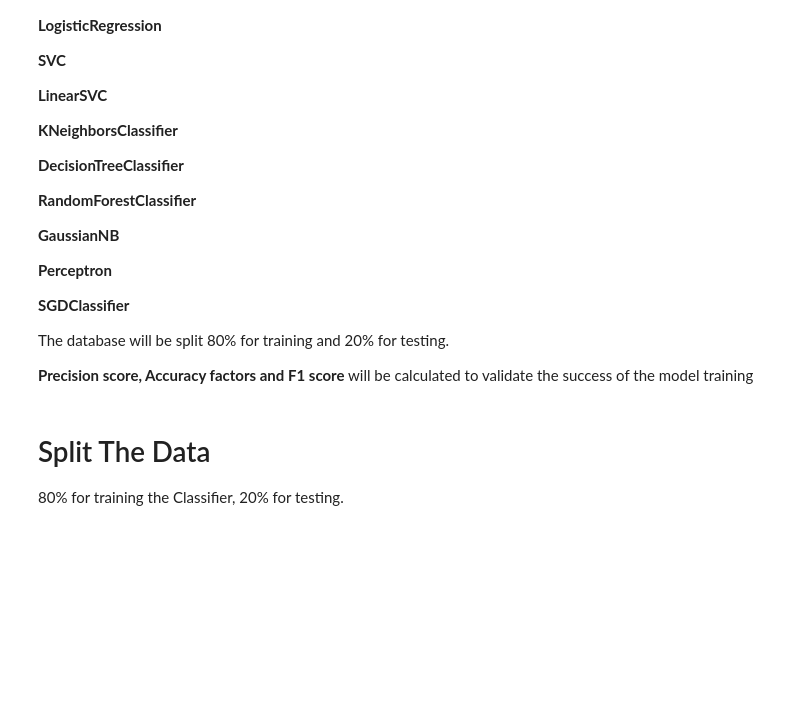
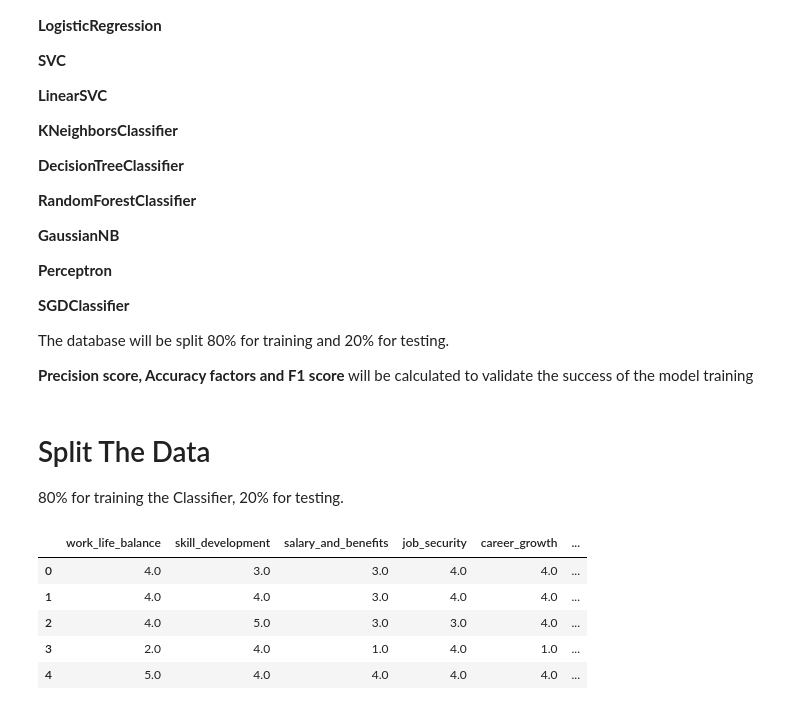
Before and after one commit to TEcjddns/UChicago_AIML_Project, a Jupyter notebook: EmployeeHappiness.ipynb, the cells around one changed output. Cells and saved outputs as stored; diff of their text form; code cells hidden in the pictures; blank space fills up the shorter version.

```diff
--- a/EmployeeHappiness.ipynb
+++ b/EmployeeHappiness.ipynb
@@ -869,3 +912,22 @@ from sklearn.metrics import accuracy_score, f1_score
 # df1 the data with the features
 # df2 the factor to be predicted
 #X_train, X_test, y_train, y_test = train_test_split(df1, df2, test_size=0.2, random_state=0)
+# %%
+feature_columns = [
+    "work_life_balance",
+    "skill_development",
+    "salary_and_benefits",
+    "job_security",
+    "career_growth",
+    "work_satisfaction",
+]
+
+df1 = df[feature_columns]
+df1.head()
+# %% [output]
+|  | work_life_balance | skill_development | salary_and_benefits | job_security | career_growth | ... |
+| 0 | 4.0 | 3.0 | 3.0 | 4.0 | 4.0 | ... |
+| 1 | 4.0 | 4.0 | 3.0 | 4.0 | 4.0 | ... |
+| 2 | 4.0 | 5.0 | 3.0 | 3.0 | 4.0 | ... |
+| 3 | 2.0 | 4.0 | 1.0 | 4.0 | 1.0 | ... |
+| 4 | 5.0 | 4.0 | 4.0 | 4.0 | 4.0 | ... |
```
Also changed, not shown: parts of 32 cells of this notebook, 2 other files.
